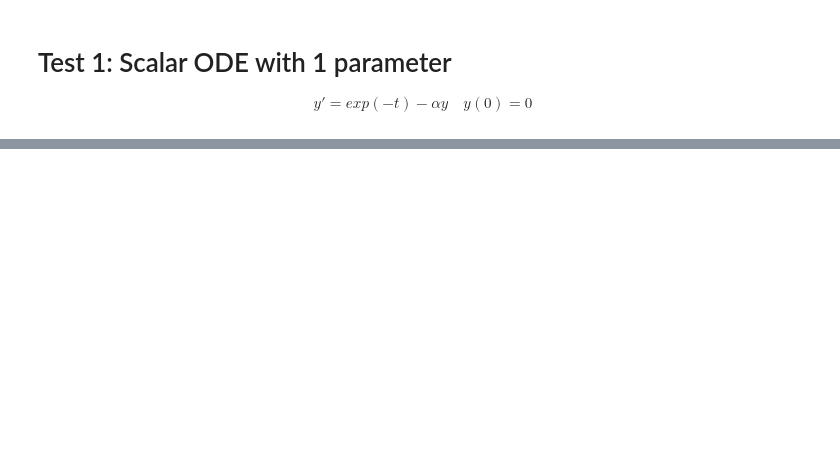
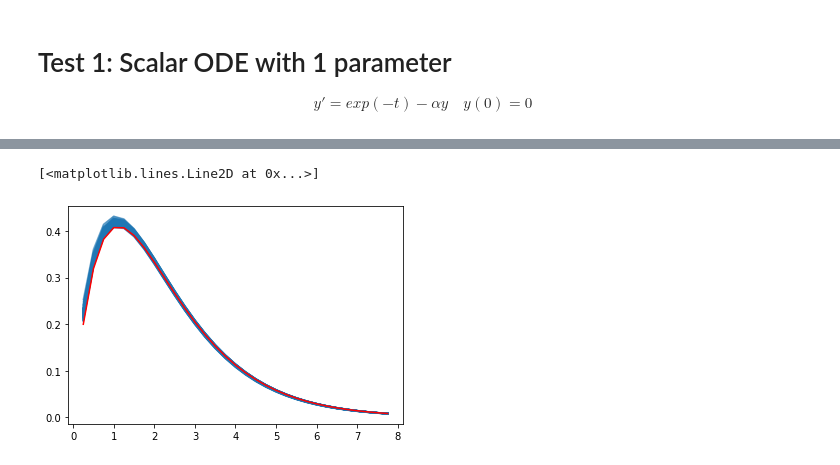
Before and after one commit to michaelosthege/ODEGSoC, a Jupyter notebook: Scripts/test_scalar_ode_1_param.ipynb, the cells around one changed output, grey strips where cells are left out. Saved outputs shown, nothing was run; the diff lists cells and outputs as text; code cells hidden in the pictures; blank space fills up the shorter version.

```diff
--- a/Scripts/test_scalar_ode_1_param.ipynb
+++ b/Scripts/test_scalar_ode_1_param.ipynb
@@ -120,0 +210,10 @@ plt.plot(times,sims, color = 'red')
+# %%
+yobs = trace['ode']
+for i in range(100):
+
+    plt.plot(times, yobs[i], color = 'C0', alpha = 0.5)
+
+plt.plot(times,sims, color = 'red')
+# %% [output]
+[<matplotlib.lines.Line2D at 0x...>]
+[figure, added]
```
Also changed, not shown: parts of 10 cells of this notebook, 6 other files.
